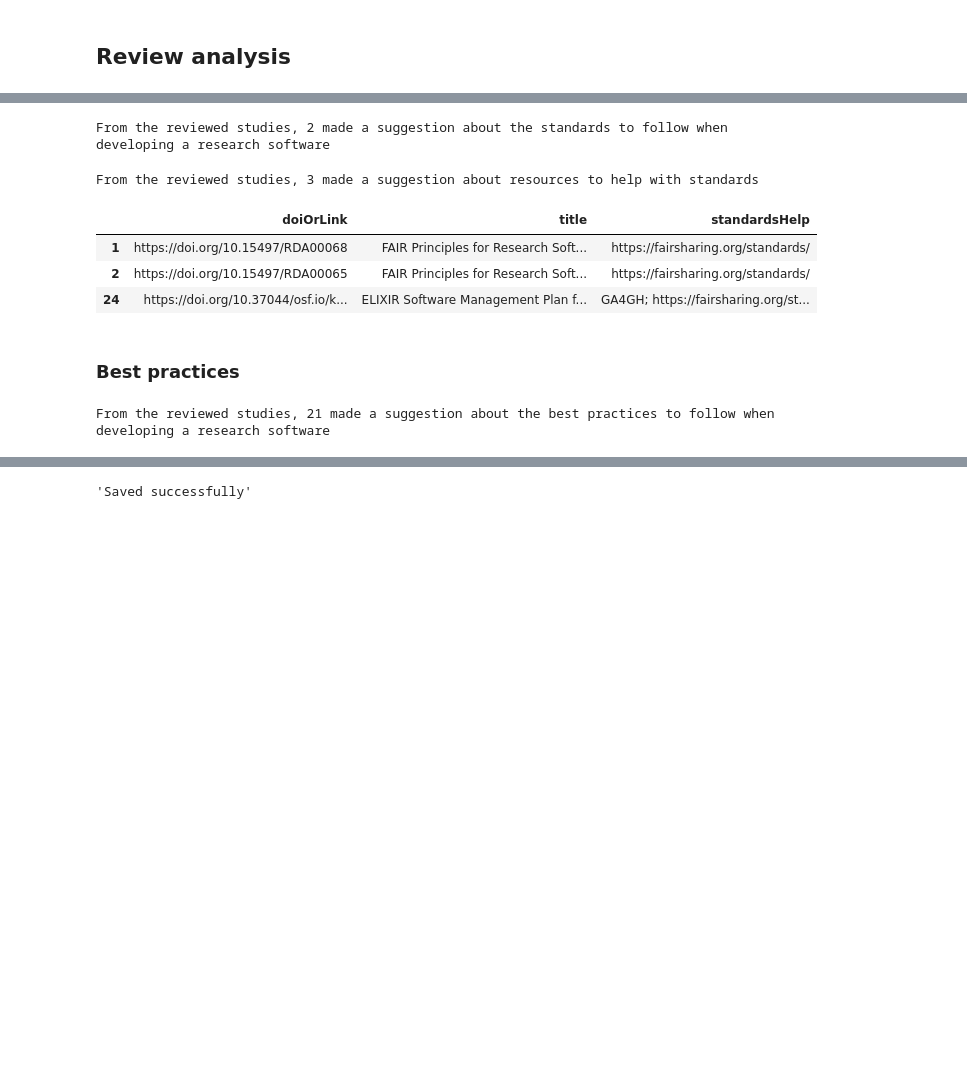
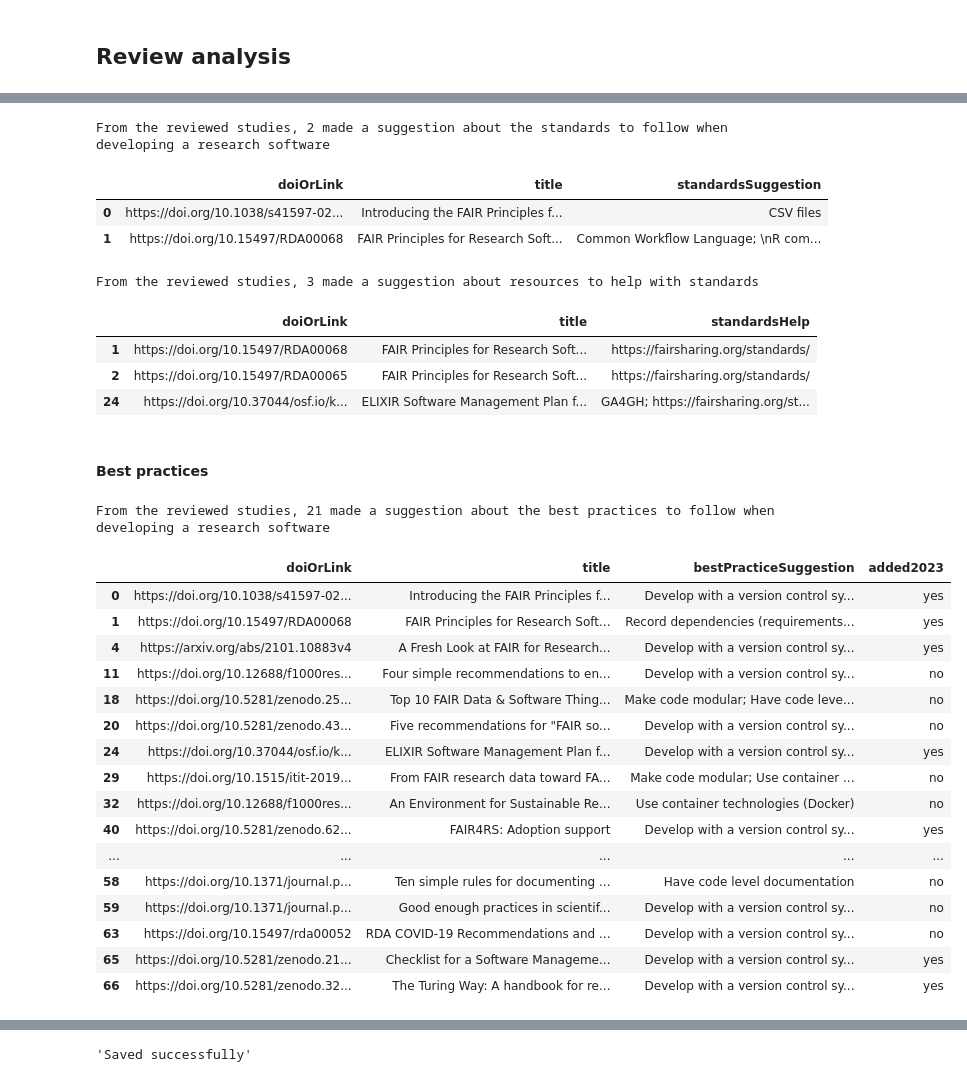
Before and after one commit to FAIR-BioRS/Code, a Jupyter notebook: main.ipynb, the cells around one changed output, grey strips where cells are left out. Saved outputs shown, nothing was run; the diff lists cells and outputs as text; code cells hidden in the pictures; blank space fills up the shorter version.

```diff
--- a/main.ipynb
+++ b/main.ipynb
@@ -355,8 +433,12 @@ print(
     + str(total_studies)
     + " made a suggestion about the standards to follow when developing a research software"
 )
+display(df_sub)
 # %% [output]
 From the reviewed studies, 2 made a suggestion about the standards to follow when developing a research software
+|  | doiOrLink | title | standardsSuggestion |
+| 0 | https://doi.org/10.1038/s41597-02... | Introducing the FAIR Principles f... | CSV files |
+| 1 | https://doi.org/10.15497/RDA00068 | FAIR Principles for Research Soft... | Common Workflow Language; \nR com... |
 # %%
 df_sub = df[["doiOrLink", "title", "standardsHelp"]].dropna()
 total_studies = len(df_sub)
@@ -365,28 +447,44 @@ print(
     + str(total_studies)
     + " made a suggestion about resources to help with standards"
 )
+display(df_sub)
 # %% [output]
 From the reviewed studies, 3 made a suggestion about resources to help with standards
+|  | doiOrLink | title | standardsHelp |
+| 1 | https://doi.org/10.15497/RDA00068 | FAIR Principles for Research Soft... | https://fairsharing.org/standards/ |
+| 2 | https://doi.org/10.15497/RDA00065 | FAIR Principles for Research Soft... | https://fairsharing.org/standards/ |
+| 24 | https://doi.org/10.37044/osf.io/k... | ELIXIR Software Management Plan f... | GA4GH; https://fairsharing.org/st... |
-# %%
-display(df_sub)
-# %% [output]
-|  | doiOrLink | title | standardsHelp |
-| 1 | https://doi.org/10.15497/RDA00068 | FAIR Principles for Research Soft... | https://fairsharing.org/standards/ |
-| 2 | https://doi.org/10.15497/RDA00065 | FAIR Principles for Research Soft... | https://fairsharing.org/standards/ |
-| 24 | https://doi.org/10.37044/osf.io/k... | ELIXIR Software Management Plan f... | GA4GH; https://fairsharing.org/st... |
 # %% [markdown]
-### Best practices
+#### Best practices
 # %%
 # Number of studies
-df_sub = df[["doiOrLink", "title", "bestPracticeSuggestion"]].dropna()
+df_sub = df[["doiOrLink", "title", "bestPracticeSuggestion", "added2023"]].dropna()
 total_studies = len(df_sub)
 print(
     "From the reviewed studies, "
     + str(total_studies)
     + " made a suggestion about the best practices to follow when developing a research software"
 )
+display(df_sub)
 # %% [output]
 From the reviewed studies, 21 made a suggestion about the best practices to follow when developing a research software
+|  | doiOrLink | title | bestPracticeSuggestion | added2023 |
+| 0 | https://doi.org/10.1038/s41597-02... | Introducing the FAIR Principles f... | Develop with a version control sy... | yes |
+| 1 | https://doi.org/10.15497/RDA00068 | FAIR Principles for Research Soft... | Record dependencies (requirements... | yes |
+| 4 | https://arxiv.org/abs/2101.10883v4 | A Fresh Look at FAIR for Research... | Develop with a version control sy... | yes |
+| 11 | https://doi.org/10.12688/f1000res... | Four simple recommendations to en... | Develop with a version control sy... | no |
+| 18 | https://doi.org/10.5281/zenodo.25... | Top 10 FAIR Data & Software Thing... | Make code modular; Have code leve... | no |
+| 20 | https://doi.org/10.5281/zenodo.43... | Five recommendations for "FAIR so... | Develop with a version control sy... | no |
+| 24 | https://doi.org/10.37044/osf.io/k... | ELIXIR Software Management Plan f... | Develop with a version control sy... | yes |
+| 29 | https://doi.org/10.1515/itit-2019... | From FAIR research data toward FA... | Make code modular; Use container ... | no |
+| 32 | https://doi.org/10.12688/f1000res... | An Environment for Sustainable Re... | Use container technologies (Docker) | no |
+| 40 | https://doi.org/10.5281/zenodo.62... | FAIR4RS: Adoption support | Develop with a version control sy... | yes |
+| ... | ... | ... | ... | ... |
+| 58 | https://doi.org/10.1371/journal.p... | Ten simple rules for documenting ... | Have code level documentation | no |
+| 59 | https://doi.org/10.1371/journal.p... | Good enough practices in scientif... | Develop with a version control sy... | no |
+| 63 | https://doi.org/10.15497/rda00052 | RDA COVID-19 Recommendations and ... | Develop with a version control sy... | no |
+| 65 | https://doi.org/10.5281/zenodo.21... | Checklist for a Software Manageme... | Develop with a version control sy... | yes |
+| 66 | https://doi.org/10.5281/zenodo.32... | The Turing Way: A handbook for re... | Develop with a version control sy... | yes |
 # %%
 # Frequency of suggestions
 list_suggestions = df_sub["bestPracticeSuggestion"]
```
Also changed, not shown: parts of 43 cells of this notebook, 9 other files.
